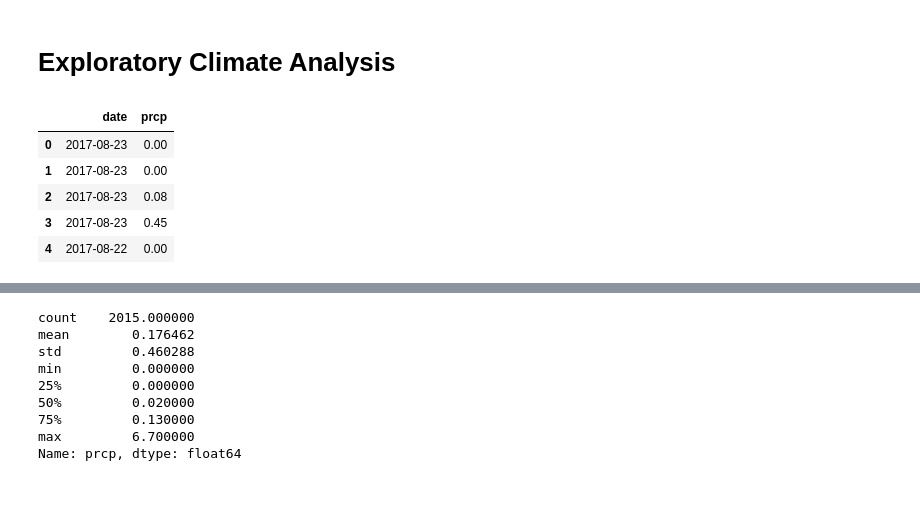
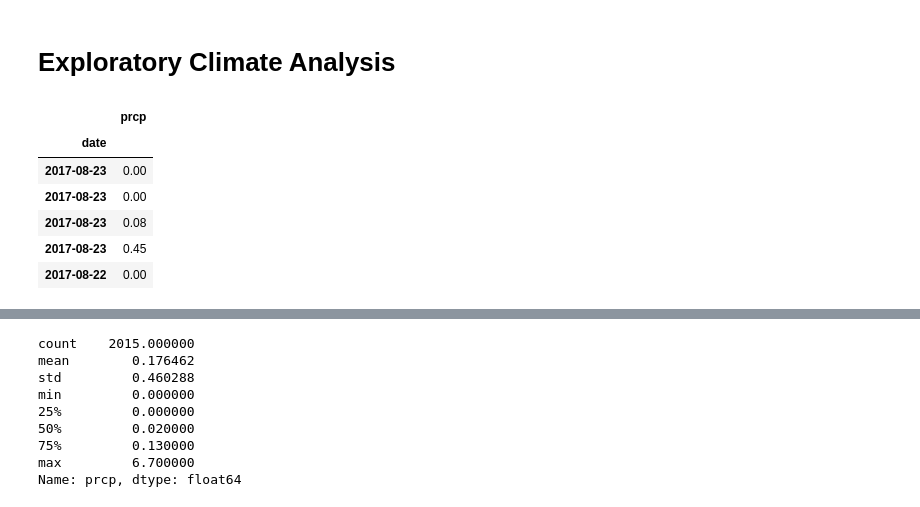
Before and after one commit to abbylemon/sqlalchemy-challenge, a Jupyter notebook: climate.ipynb, the cells around one changed output, grey strips where cells are left out. Cells and saved outputs as stored; diff of their text form; code cells hidden in the pictures.

```diff
--- a/climate.ipynb
+++ b/climate.ipynb
@@ -66,29 +66,30 @@ elevation FLOAT
 # %%
 # Design a query to retrieve the last 12 months of precipitation data and plot the results
 # Calculate the date 1 year ago from the last data point in the database
 # Perform a query to retrieve the data and precipitation scores
 # Save the query results as a Pandas DataFrame and set the index to the date column
 
 lastestmeasurement = session.query(Measurement.date).order_by(Measurement.date.desc()).first()
 twelveMonthsAgo = dt.date(2017, 8, 23) - dt.timedelta(days=365)
 
 lastyearofdata = session.query(Measurement.date, Measurement.prcp).\
     filter(Measurement.date > twelveMonthsAgo).\
     order_by(Measurement.date.desc()).statement
 
 lastyearofdata_df = pd.read_sql_query(lastyearofdata, session.bind)
 
-# lastyearofdata_df = lastyearofdata_df.set_index('date')
+lastyearofdata_df = lastyearofdata_df.set_index('date')
 # lastyearofdata_df = lastyearofdata_df.dropna()
 
 lastyearofdata_df.head()
 # %% [output]
-|  | date | prcp |
-| 0 | 2017-08-23 | 0.00 |
-| 1 | 2017-08-23 | 0.00 |
-| 2 | 2017-08-23 | 0.08 |
-| 3 | 2017-08-23 | 0.45 |
-| 4 | 2017-08-22 | 0.00 |
+|  | prcp |
+| date |  |
+| 2017-08-23 | 0.00 |
+| 2017-08-23 | 0.00 |
+| 2017-08-23 | 0.08 |
+| 2017-08-23 | 0.45 |
+| 2017-08-22 | 0.00 |
 # %%
 # Use Pandas Plotting with Matplotlib to plot the data
 
```
Also changed, not shown: parts of 4 cells of this notebook.
